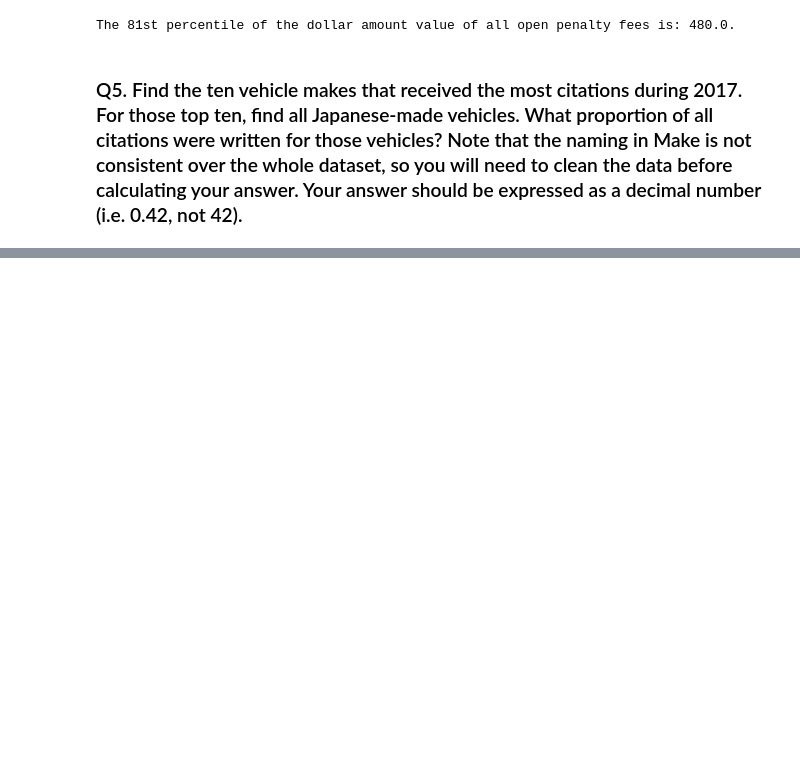
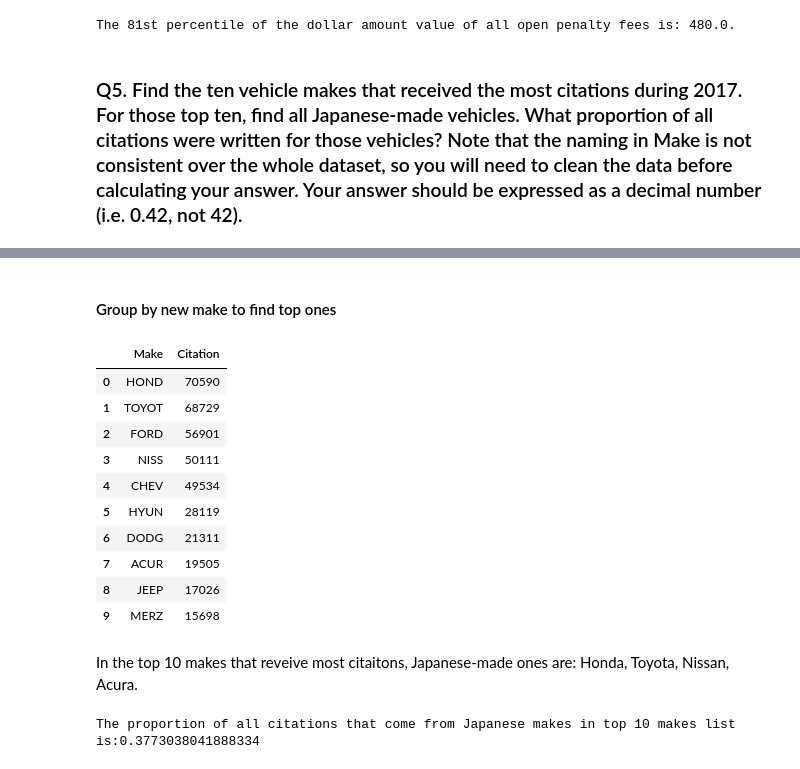
Before and after one commit to alssica/data_incubator_application, a Jupyter notebook: section1/Section_1.ipynb, the cells around one changed output, grey strips where cells are left out. Saved outputs shown, nothing was run; the diff lists cells and outputs as text; code cells hidden in the pictures; blank space fills up the shorter version.

```diff
--- a/section1/Section_1.ipynb
+++ b/section1/Section_1.ipynb
@@ -190,0 +186,8 @@ print(list_3)
+# %%
+# make all uppercase, remove tralining space
+mk_df.Make = mk_df['Make'].str.upper()
+mk_df.Make = mk_df['Make'].str.strip()
+
+# see how many unique entries there are for make, explore values
+mk_list1 = mk_df.Make.unique().tolist()
+print(len(mk_list1))
@@ -190,0 +196,6 @@ print(list_3)
+# %%
+# drop anything that has 2 or more numbers in it (those are usually wrongly entered times and dates)
+mk_df = mk_df[mk_df.Make.str.count(r'\d')<2]
+mk_list = mk_df.Make.unique()
+print(len(mk_list))
+print(sorted(mk_list))
@@ -190,0 +226,17 @@ print(list_3)
+# %%
+# generate a dictionary to map fuzzy make to accurate make
+accurate_list = ['TOYOT', 'FORD','AUDI','MAZDA', 'HYUN'] # to start with
+mk_dict = {}
+
+for name in mk_list:
+    # fuzz_socre = fuzzywuzzy.fuzz.token_sort_ratio(main_name['Name'].iloc[i],main_name['Name'].iloc[j])
+    list_matches = fuzzywuzzy.process.extract(name, accurate_list, limit=10, scorer=fuzzywuzzy.fuzz.partial_token_sort_ratio)
+    list_matches.sort(key=lambda x: x[1], reverse=True)
+    if list_matches[0][1] <75:
+        accurate_list.append(name)
+        mk_dict[name] = name
+    else:
+        mk_dict[name] = list_matches[0][0]
+
+print('total number of accurate make names: {}'.format(len(accurate_list)))
+print('total number of make names: {}'.format(len(mk_dict)))
@@ -190,0 +246,6 @@ print(list_3)
+# %%
+# replace make names in the dataframe
+mk_gp=mk_df
+mk_gp['Make'].replace(mk_dict, inplace=True)
+display(mk_gp.head())
+print("cleaned number of makes:{}".format(len(mk_gp.Make.unique())))
@@ -190,0 +260,27 @@ print(list_3)
+# %% [markdown]
+#### Group by new make to find top ones
+# %%
+# Find the ten vehicle makes that received the most citations during 2017.
+top_ten = mk_gp.groupby(mk_gp.Make).count().sort_values(by=['Citation'],ascending=False).reset_index().head(10)
+top_ten
+# %% [output]
+|  | Make | Citation |
+| 0 | HOND | 70590 |
+| 1 | TOYOT | 68729 |
+| 2 | FORD | 56901 |
+| 3 | NISS | 50111 |
+| 4 | CHEV | 49534 |
+| 5 | HYUN | 28119 |
+| 6 | DODG | 21311 |
+| 7 | ACUR | 19505 |
+| 8 | JEEP | 17026 |
+| 9 | MERZ | 15698 |
+# %% [markdown]
+In the top 10 makes that reveive most citaitons, Japanese-made ones are: Honda, Toyota, Nissan, Acura.
+# %%
+# What proportion of all citations were written for those vehicles?
+jpn_cite = 70590+68729+50111+19505
+tot_cite = mk_df.Citation.count()
+print("The proportion of all citations that come from Japanese makes in top 10 makes list is:{}".format(jpn_cite/tot_cite))
+# %% [output]
+The proportion of all citations that come from Japanese makes in top 10 makes list is:0.3773038041888334
```
Also changed, not shown: parts of 41 cells of this notebook, 4 other files.
